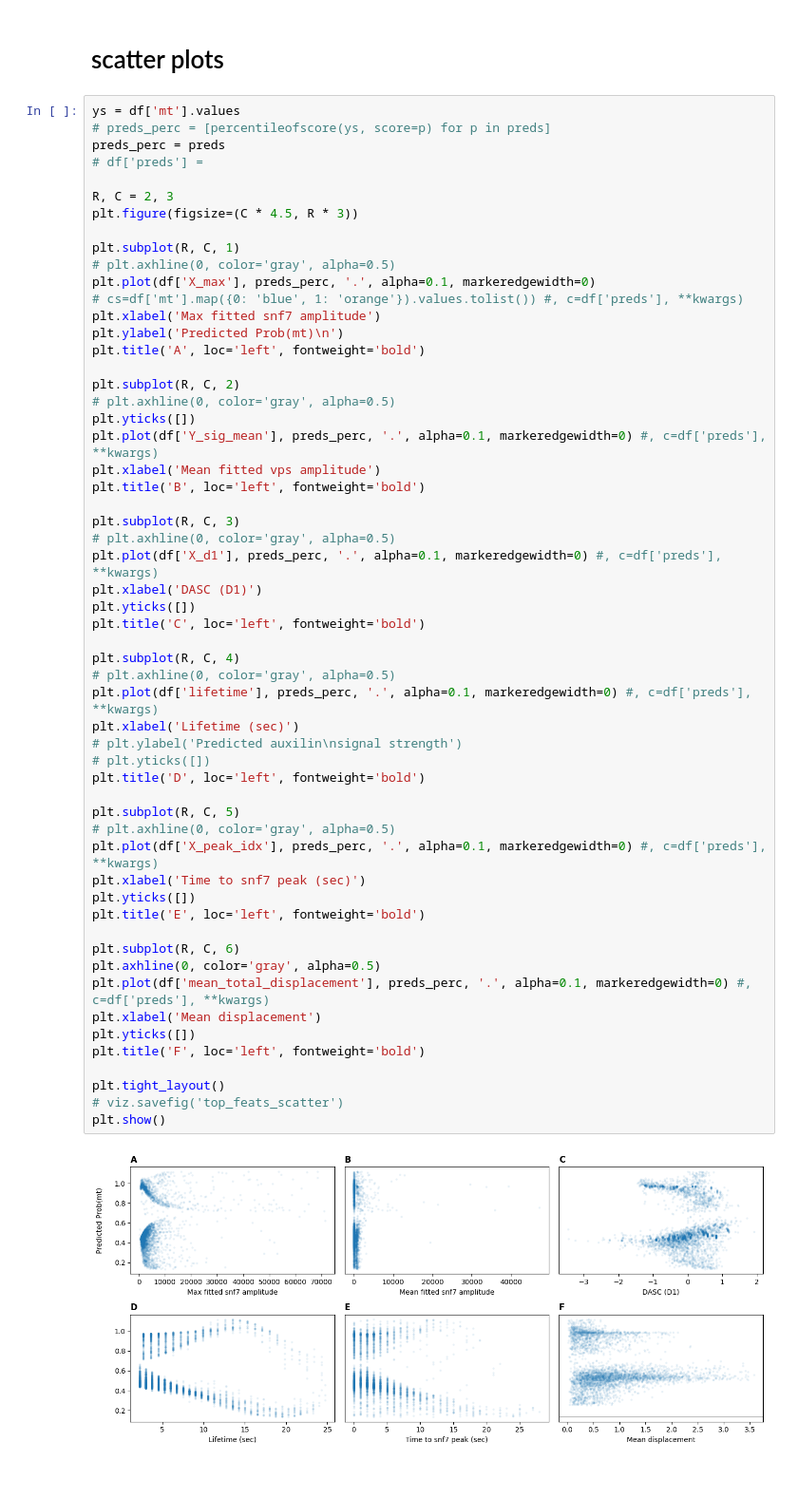
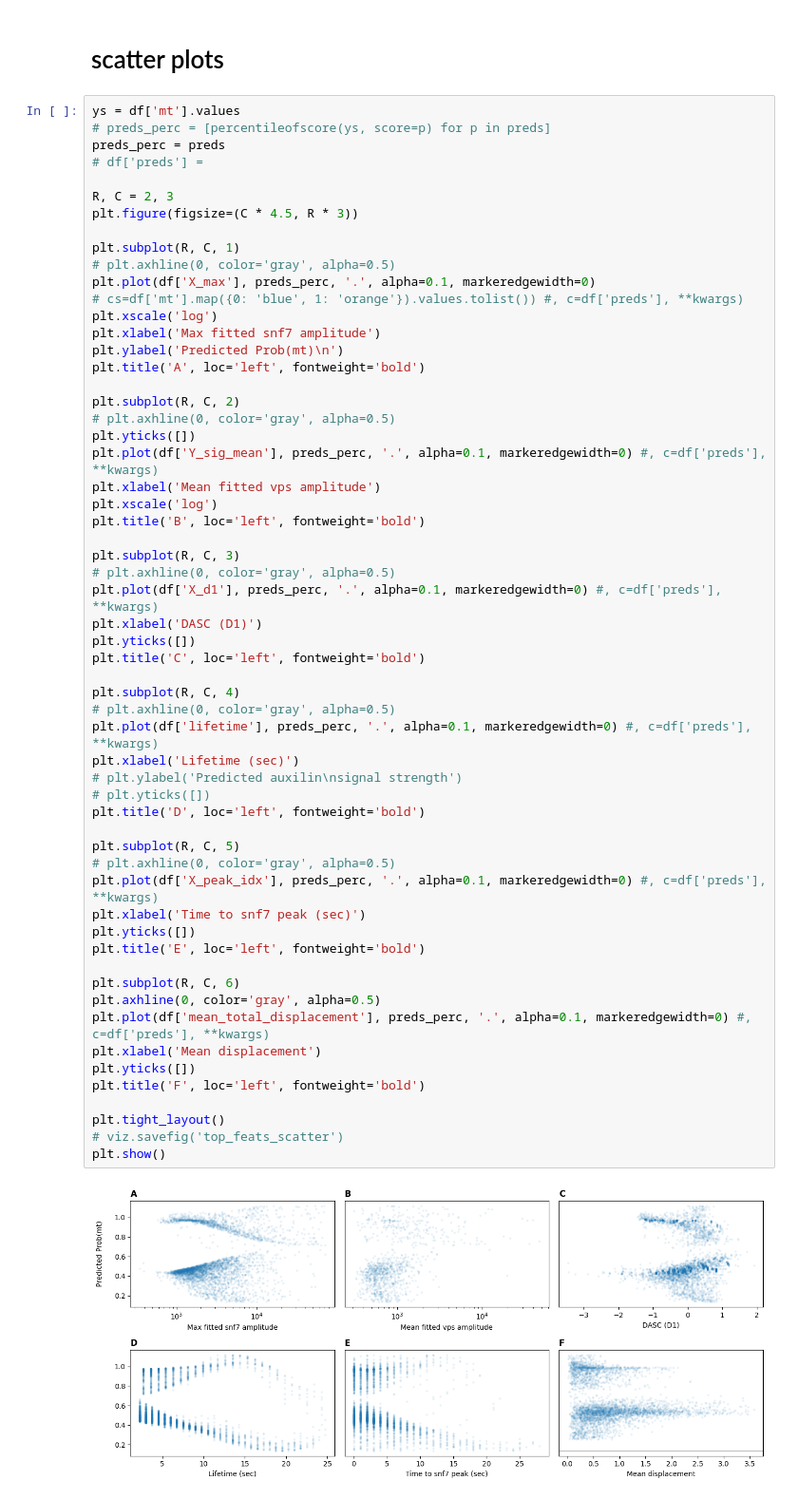
Before and after one commit to Yu-Group/molecular-partner-prediction, a Jupyter notebook: notebooks_snf_differentiate/04_fig4_pred_scatter_plots.ipynb, the cells around one changed output. Shown at 95% size. Drawn from its saved outputs; the diff is of its cells as text.

```diff
--- a/notebooks_snf_differentiate/04_fig4_pred_scatter_plots.ipynb
+++ b/notebooks_snf_differentiate/04_fig4_pred_scatter_plots.ipynb
@@ -232,6 +247,7 @@ plt.subplot(R, C, 1)
 # plt.axhline(0, color='gray', alpha=0.5)
 plt.plot(df['X_max'], preds_perc, '.', alpha=0.1, markeredgewidth=0)
 # cs=df['mt'].map({0: 'blue', 1: 'orange'}).values.tolist()) #, c=df['preds'], **kwargs)
+plt.xscale('log')
 plt.xlabel('Max fitted snf7 amplitude')
 plt.ylabel('Predicted Prob(mt)\n')
 plt.title('A', loc='left', fontweight='bold')
@@ -241,6 +257,7 @@ plt.subplot(R, C, 2)
 plt.yticks([])
 plt.plot(df['Y_sig_mean'], preds_perc, '.', alpha=0.1, markeredgewidth=0) #, c=df['preds'], **kwargs)
 plt.xlabel('Mean fitted vps amplitude')
+plt.xscale('log')
 plt.title('B', loc='left', fontweight='bold')
 
 plt.subplot(R, C, 3)
@@ -249,31 +266,31 @@ plt.plot(df['X_d1'], preds_perc, '.', alpha=0.1, markeredgewidth=0) #, c=df['pre
 plt.xlabel('DASC (D1)')
 plt.yticks([])
 plt.title('C', loc='left', fontweight='bold')
 
 plt.subplot(R, C, 4)
 # plt.axhline(0, color='gray', alpha=0.5)
 plt.plot(df['lifetime'], preds_perc, '.', alpha=0.1, markeredgewidth=0) #, c=df['preds'], **kwargs)
 plt.xlabel('Lifetime (sec)')
 # plt.ylabel('Predicted auxilin\nsignal strength')
 # plt.yticks([])
 plt.title('D', loc='left', fontweight='bold')
 
 plt.subplot(R, C, 5)
 # plt.axhline(0, color='gray', alpha=0.5)
 plt.plot(df['X_peak_idx'], preds_perc, '.', alpha=0.1, markeredgewidth=0) #, c=df['preds'], **kwargs)
 plt.xlabel('Time to snf7 peak (sec)')
 plt.yticks([])
 plt.title('E', loc='left', fontweight='bold')
 
 plt.subplot(R, C, 6)
 plt.axhline(0, color='gray', alpha=0.5)
 plt.plot(df['mean_total_displacement'], preds_perc, '.', alpha=0.1, markeredgewidth=0) #, c=df['preds'], **kwargs)
 plt.xlabel('Mean displacement')
 plt.yticks([])
 plt.title('F', loc='left', fontweight='bold')
 
 plt.tight_layout()
 # viz.savefig('top_feats_scatter')
 plt.show()
 # %% [output]
-[figure, old version]
+[figure, new version]
```
Also changed, not shown: parts of 1 cell of this notebook, 1 other file.
